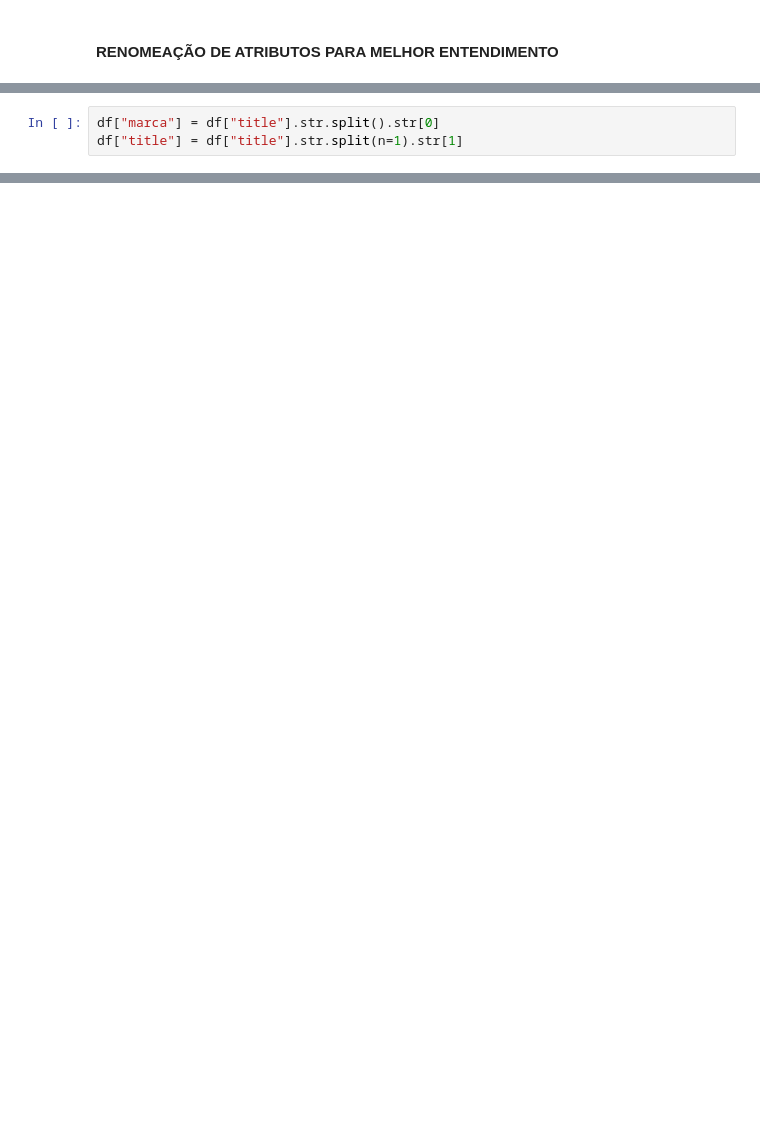
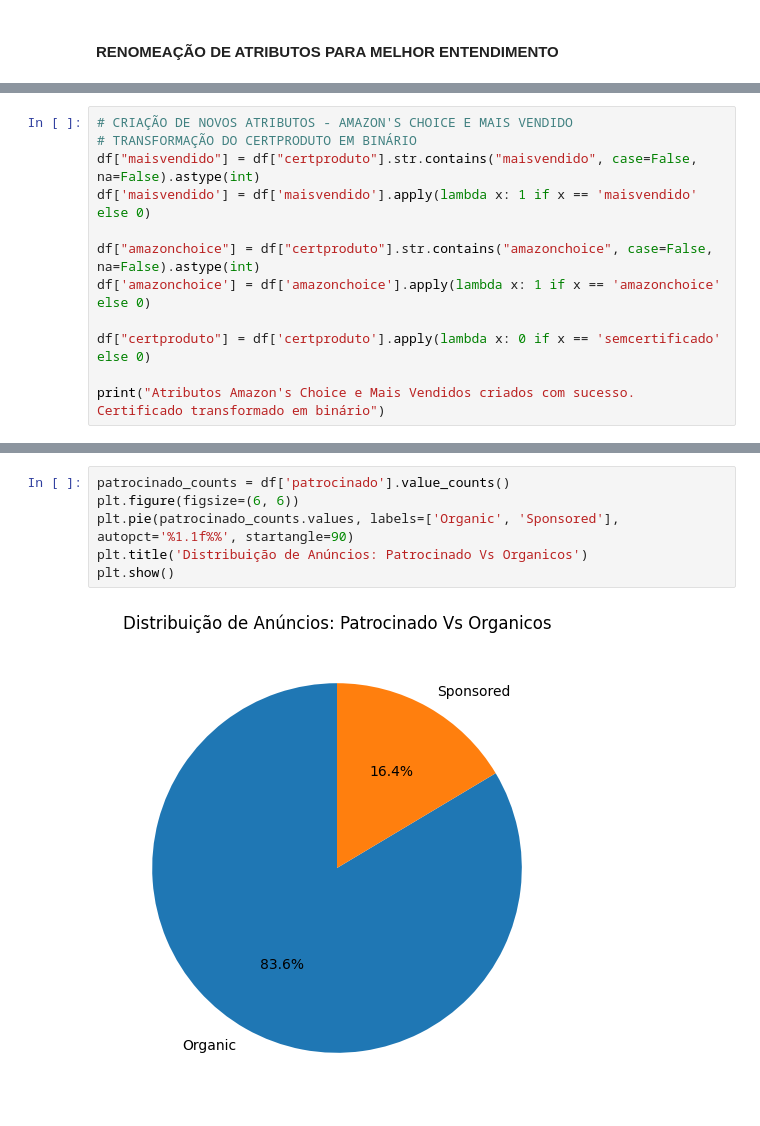
Before and after one commit to canasep/mackprojeto2, a Jupyter notebook: codes/PROJETO_APLICADO_2.ipynb, the cells around one changed output, grey strips where cells are left out. Saved outputs shown, nothing was run; the diff lists cells and outputs as text; blank space fills up the shorter version.

```diff
--- a/codes/PROJETO_APLICADO_2.ipynb
+++ b/codes/PROJETO_APLICADO_2.ipynb
@@ -292,3 +135,0 @@ Descontos limpos e passados para número
-# %%
-df["marca"] = df["title"].str.split().str[0]
-df["title"] = df["title"].str.split(n=1).str[1]
@@ -517,0 +367,12 @@ df_consumer_electronics.head()
+# %%
+# CRIAÇÃO DE NOVOS ATRIBUTOS - AMAZON'S CHOICE E MAIS VENDIDO
+# TRANSFORMAÇÃO DO CERTPRODUTO EM BINÁRIO
+df["maisvendido"] = df["certproduto"].str.contains("maisvendido", case=False, na=False).astype(int)
+df['maisvendido'] = df['maisvendido'].apply(lambda x: 1 if x == 'maisvendido' else 0)
+
+df["amazonchoice"] = df["certproduto"].str.contains("amazonchoice", case=False, na=False).astype(int)
+df['amazonchoice'] = df['amazonchoice'].apply(lambda x: 1 if x == 'amazonchoice' else 0)
+
+df["certproduto"] = df['certproduto'].apply(lambda x: 0 if x == 'semcertificado' else 0)
+
+print("Atributos Amazon's Choice e Mais Vendidos criados com sucesso. Certificado transformado em binário")
@@ -517,0 +393,8 @@ df_consumer_electronics.head()
+# %%
+patrocinado_counts = df['patrocinado'].value_counts()
+plt.figure(figsize=(6, 6))
+plt.pie(patrocinado_counts.values, labels=['Organic', 'Sponsored'], autopct='%1.1f%%', startangle=90)
+plt.title('Distribuição de Anúncios: Patrocinado Vs Organicos')
+plt.show()
+# %% [output]
+[figure, added]
```
Also changed, not shown: parts of 91 cells of this notebook.
